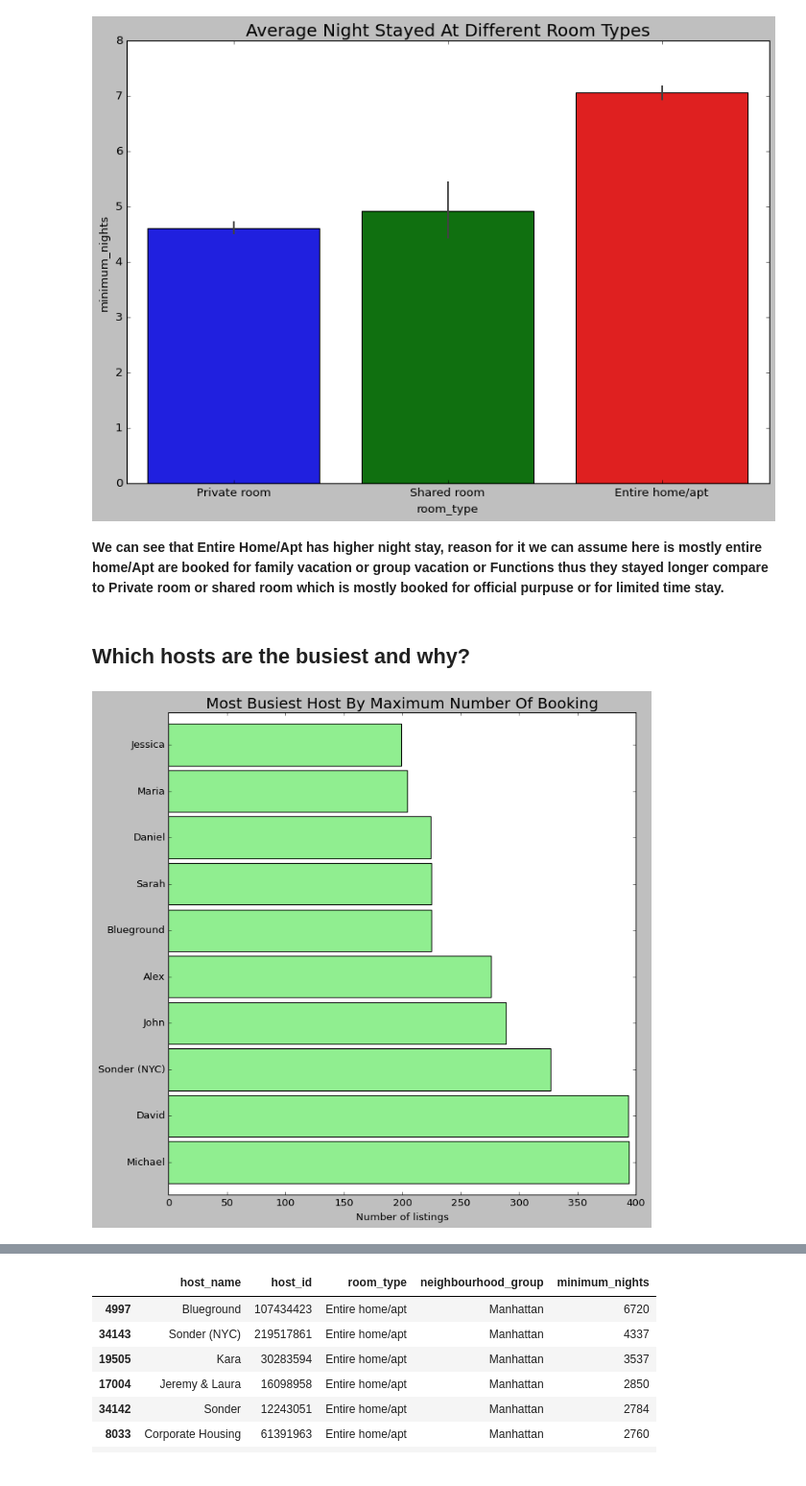
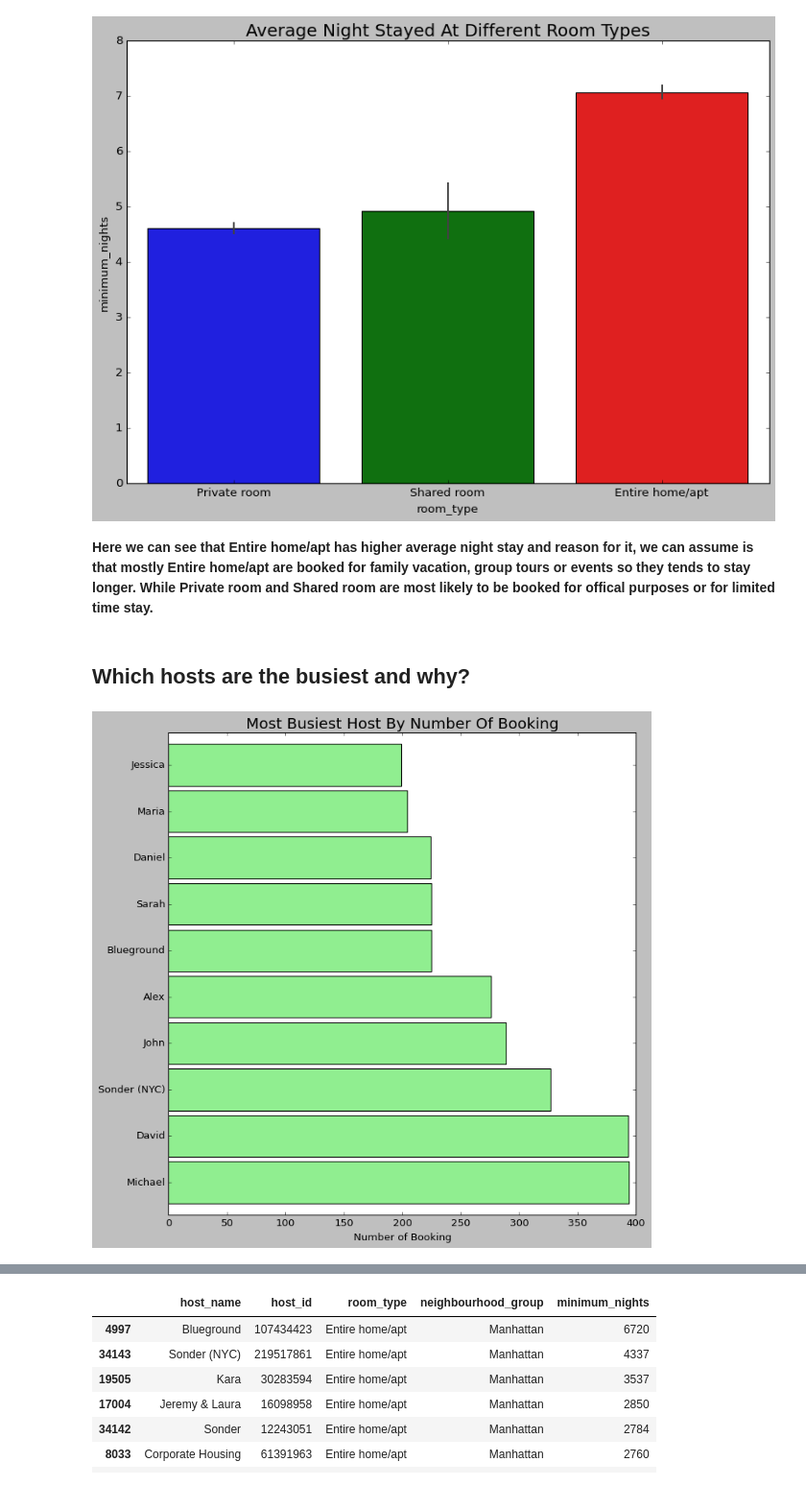
Before and after one commit to RajaChowdhury/Airbnb-Bookings-Analysis, a Jupyter notebook: Raja_Chowdhury_Airbnb_Bookings_Analysis_EDA_Capstone_Project.ipynb, the cells around one changed output, grey strips where cells are left out. Shown at 96% size. Drawn from its saved outputs; the diff is of its cells as text; code cells hidden in the pictures.

```diff
--- a/Raja_Chowdhury_Airbnb_Bookings_Analysis_EDA_Capstone_Project.ipynb
+++ b/Raja_Chowdhury_Airbnb_Bookings_Analysis_EDA_Capstone_Project.ipynb
@@ -652,19 +657,19 @@ plt.show()
 # %% [output]
 [figure]
 # %% [markdown]
-**We can see that Entire Home/Apt has higher night stay, reason for it we can assume here is mostly entire home/Apt are booked for family vacation or group vacation or Functions thus they stayed longer compare to Private room or shared room which is mostly booked for official purpuse or for limited time stay.**
+**Here we can see that Entire home/apt has higher average night stay and reason for it, we can assume is that mostly Entire home/apt are booked for family vacation, group tours or events so they tends to stay longer. While Private room and Shared room are most likely to be booked for offical purposes or for limited time stay.**
 # %% [markdown]
 ## **Which hosts are the busiest and why?**
 # %%
 #Visualising The Busiest Hosts In Airbnb By Total Number Of Booking In The Host.
 
 feq=df['host_name'].value_counts().sort_values(ascending=False)
 feq[:10].plot.barh(figsize=(10, 10), color= "lightgreen", width=0.9)
-plt.title("Most Busiest Host By Maximum Number Of Booking", fontsize=18)
-plt.xlabel('Number of listings', fontsize=12)
+plt.title("Most Busiest Host By Number Of Booking", fontsize=18)
+plt.xlabel('Number of Booking', fontsize=12)
 plt.show()
 # %% [output]
-[figure, old version]
+[figure, new version]
 # %% [markdown]
 Considering the parameter to measure the Busiest Host as **Total Number Of Booking In The Host** by the customers, we see Top 3 Hosts as follows:
 
```
Also changed, not shown: parts of 36 cells of this notebook.
